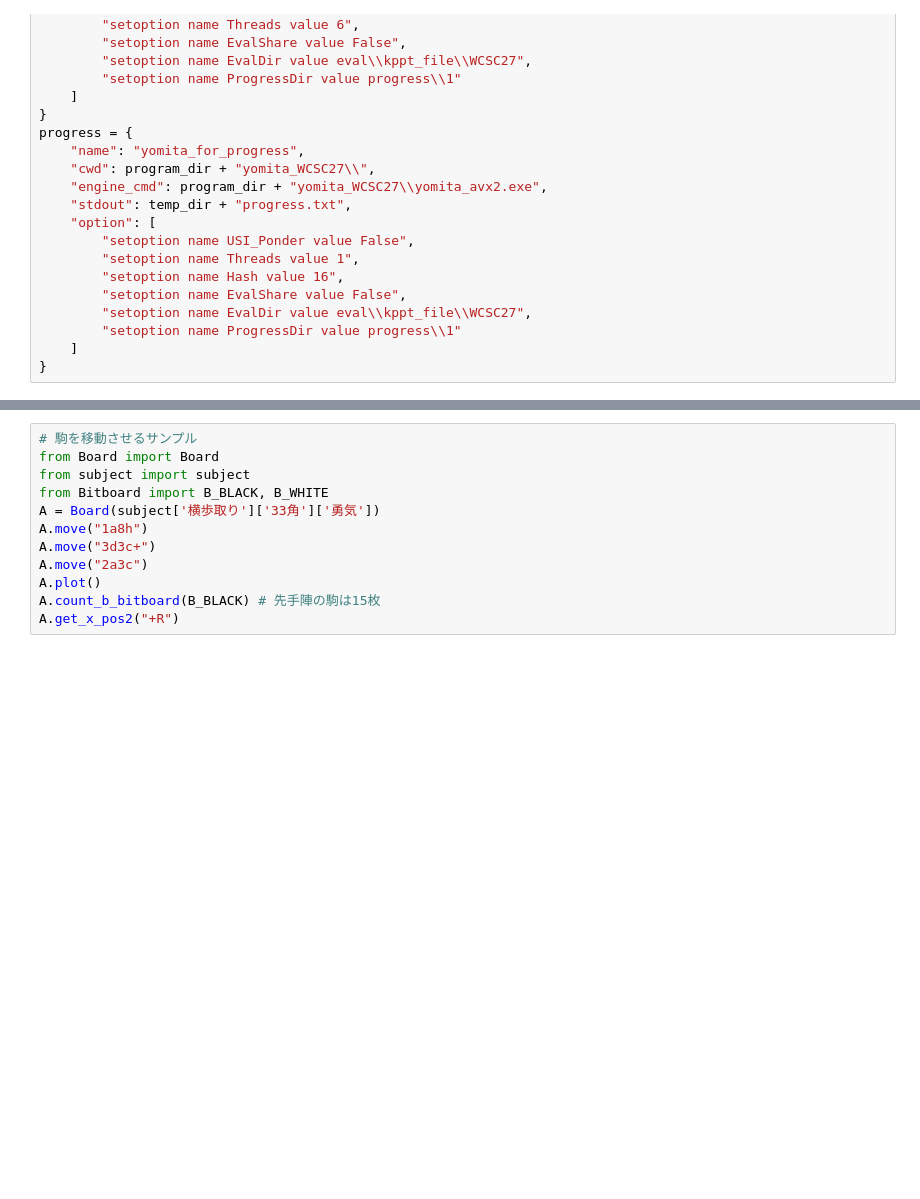
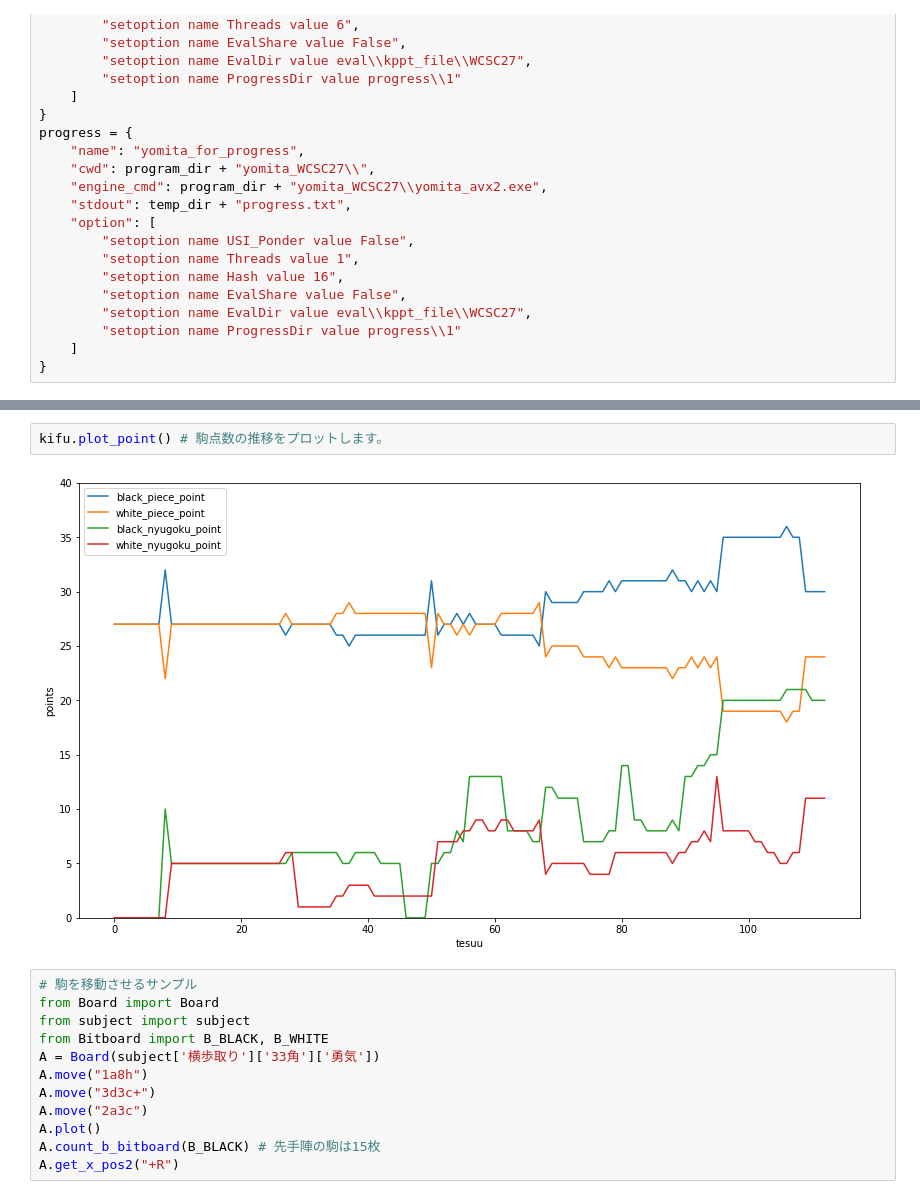
Before and after one commit to tibigame/HandicappedRook, a Jupyter notebook: tool/Shogi Notebook/Shogi Notebook.ipynb, the cells around one changed output, grey strips where cells are left out. Drawn from its saved outputs; the diff is of its cells as text; blank space fills up the shorter version.

```diff
--- a/tool/Shogi Notebook/Shogi Notebook.ipynb
+++ b/tool/Shogi Notebook/Shogi Notebook.ipynb
@@ -143,3 +143,7 @@ kifu.plot_score() # 評価値と駒割りの推移をプロットします。
+# %%
+kifu.plot_point() # 駒点数の推移をプロットします。
+# %% [output]
+[figure, added]
 # %%
 # 駒を移動させるサンプル
 from Board import Board
```
Also changed, not shown: parts of 4 cells of this notebook, 1 other file.
